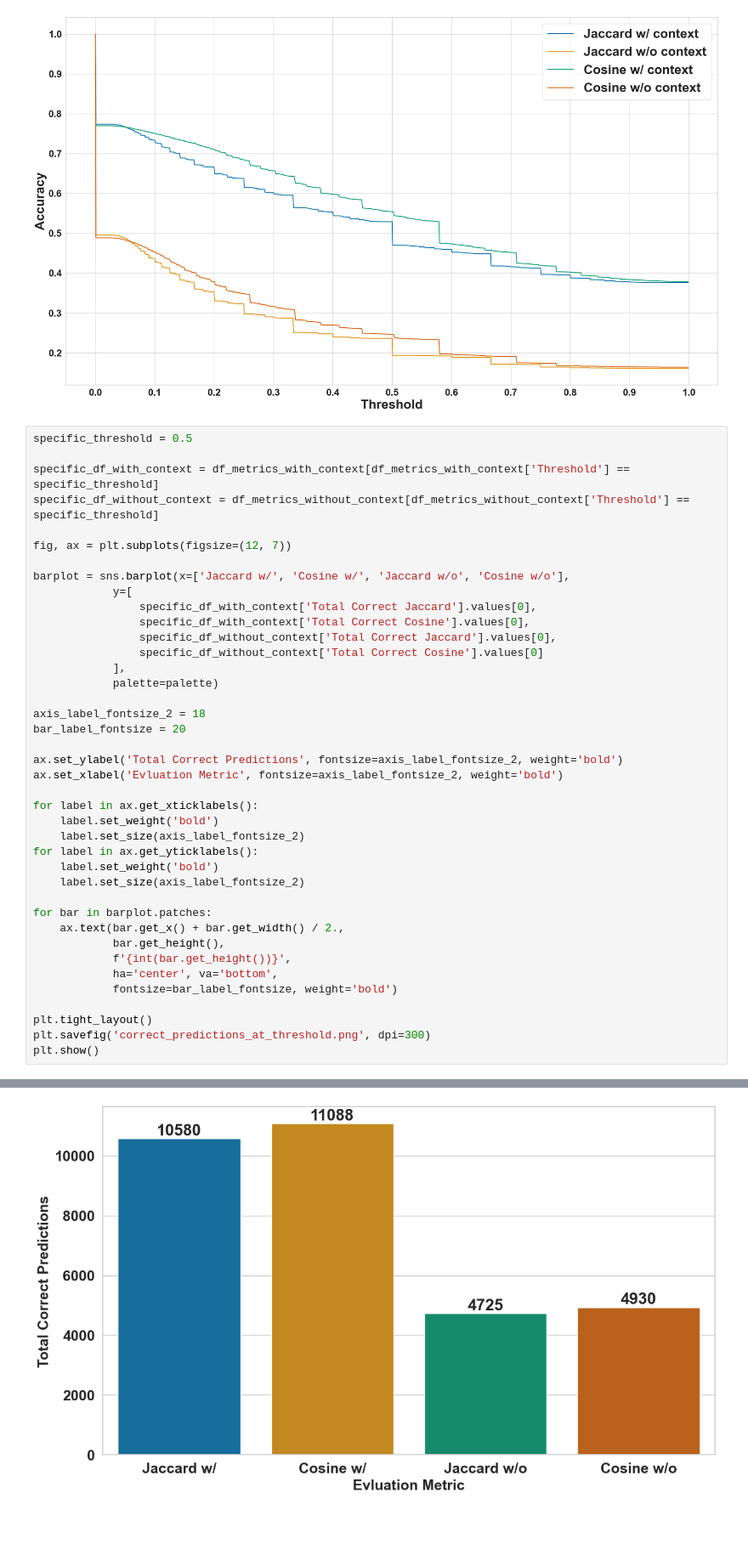
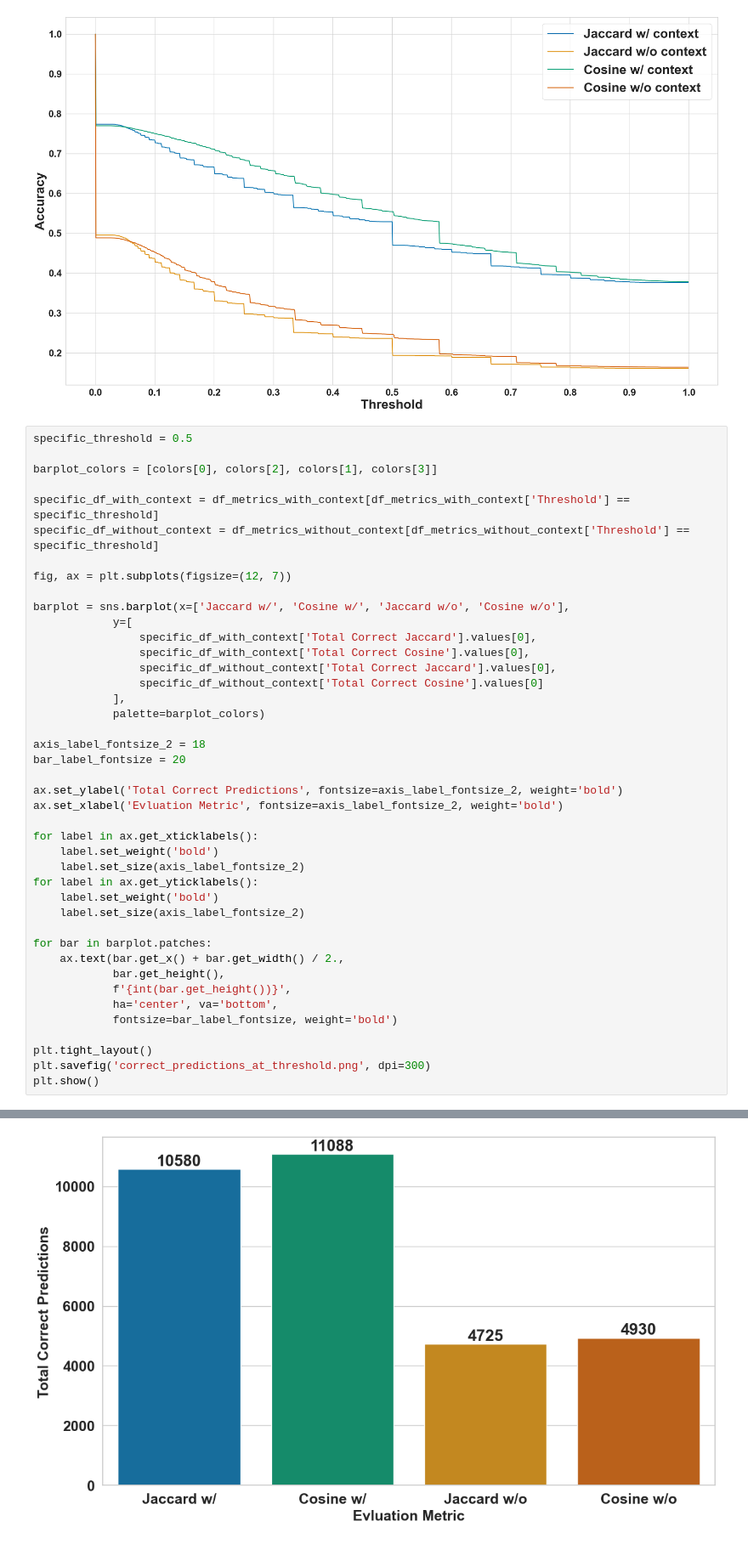
Before and after one commit to nneubacher/Bachelorarbeit, a Jupyter notebook: compare.ipynb, the cells around one changed output, grey strips where cells are left out. Shown: that part at 85% size. Cells and saved outputs as stored; diff of their text form.

```diff
--- a/compare.ipynb
+++ b/compare.ipynb
@@ -89,6 +89,8 @@ plt.show()
 [figure]
 # %%
 specific_threshold = 0.5
+
+barplot_colors = [colors[0], colors[2], colors[1], colors[3]]
 
 specific_df_with_context = df_metrics_with_context[df_metrics_with_context['Threshold'] == specific_threshold]
 specific_df_without_context = df_metrics_without_context[df_metrics_without_context['Threshold'] == specific_threshold]
@@ -102,33 +104,33 @@ barplot = sns.barplot(x=['Jaccard w/', 'Cosine w/', 'Jaccard w/o', 'Cosine w/o']
                 specific_df_without_context['Total Correct Jaccard'].values[0],
                 specific_df_without_context['Total Correct Cosine'].values[0]
             ],
-            palette=palette)
+            palette=barplot_colors)
 
 axis_label_fontsize_2 = 18
 bar_label_fontsize = 20
 
 ax.set_ylabel('Total Correct Predictions', fontsize=axis_label_fontsize_2, weight='bold')
 ax.set_xlabel('Evluation Metric', fontsize=axis_label_fontsize_2, weight='bold')
 
 for label in ax.get_xticklabels():
     label.set_weight('bold')
     label.set_size(axis_label_fontsize_2)
 for label in ax.get_yticklabels():
     label.set_weight('bold')
     label.set_size(axis_label_fontsize_2)
 
 for bar in barplot.patches:
     ax.text(bar.get_x() + bar.get_width() / 2.,
             bar.get_height(),
             f'{int(bar.get_height())}',
             ha='center', va='bottom',
             fontsize=bar_label_fontsize, weight='bold')
 
 plt.tight_layout()
 plt.savefig('correct_predictions_at_threshold.png', dpi=300)
 plt.show()
 # %% [output]
 Passing `palette` without assigning `hue` is deprecated and will be removed in v0.14.0. Assign the `x` variable to `hue` and set `legend=False` for the same effect.
 
   barplot = sns.barplot(x=['Jaccard w/', 'Cosine w/', 'Jaccard w/o', 'Cosine w/o'],
-[figure, old version]
+[figure, new version]
```
